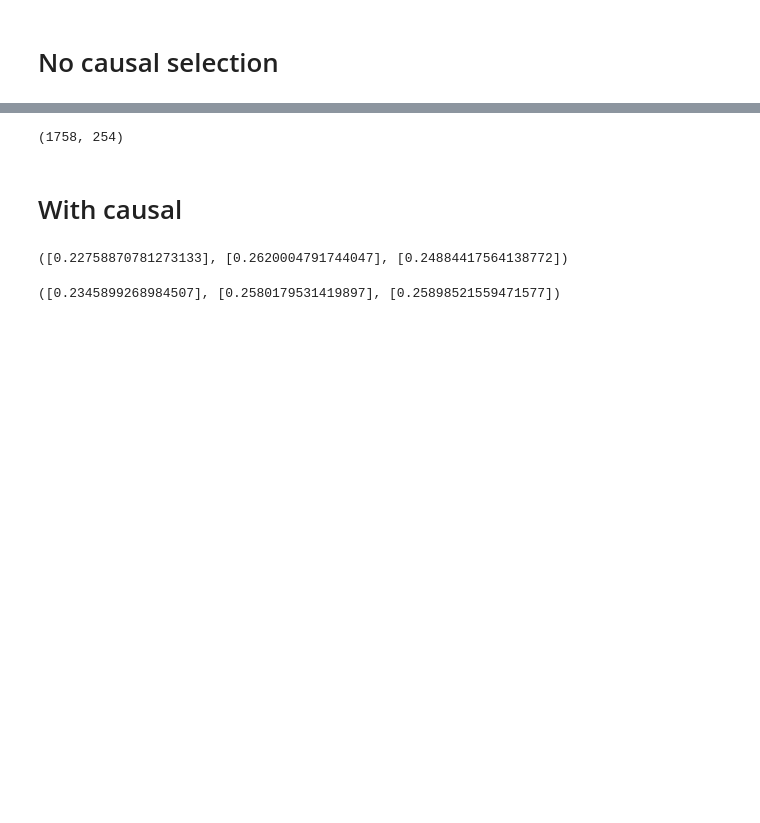
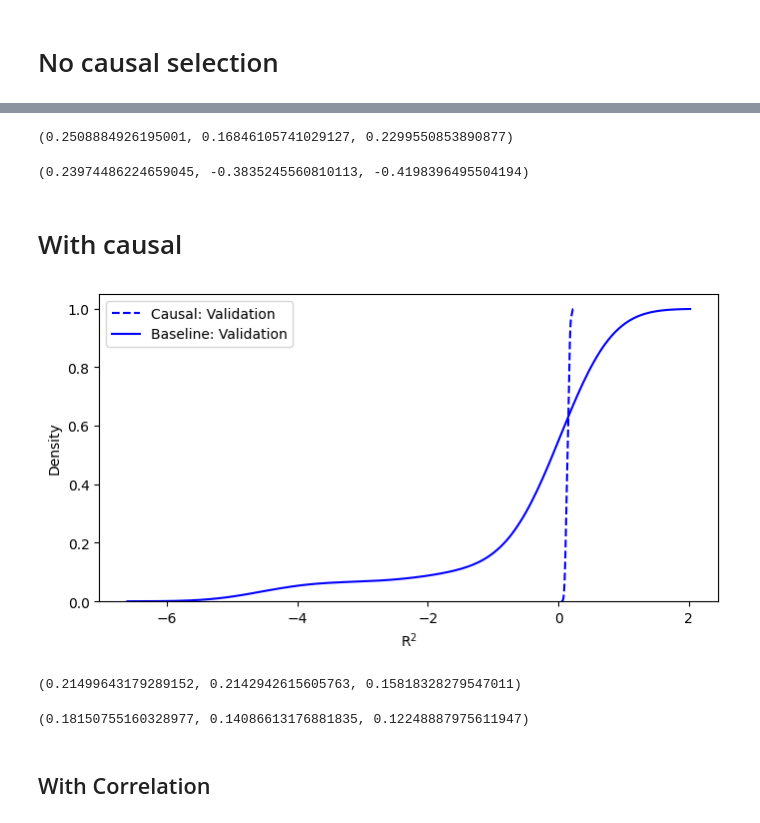
Before and after one commit to freddy0218/2024_causalML, a Jupyter notebook: ERA5rep_baseline.ipynb, the cells around one changed output, grey strips where cells are left out. Saved outputs shown, nothing was run; the diff lists cells and outputs as text; code cells hidden in the pictures; blank space fills up the shorter version.

```diff
--- a/ERA5rep_baseline.ipynb
+++ b/ERA5rep_baseline.ipynb
@@ -295,34 +176,49 @@ MLR_scoreboard['train']['r2'],MLR_scoreboard['valid']['r2'],MLR_scoreboard['test
 # %%
-Xvalid.shape
+np.asarray(r2_train_noFS).max(),np.asarray(r2_valid_noFS).max(),np.asarray(r2_test_noFS).max()
 # %% [output]
-(1758, 254)
+(0.2508884926195001, 0.16846105741029127, 0.2299550853890877)
+# %%
+np.asarray(r2_train_noFS).mean(),np.asarray(r2_valid_noFS).mean(),np.asarray(r2_test_noFS).mean()
+# %% [output]
+(0.23974486224659045, -0.3835245560810113, -0.4198396495504194)
 # %% [markdown]
 # With causal
 # %%
-def benchmark_causal(PC1_results=None,Xnorml=None):
-    causal_predictor_list = [var_names[i] for i in [obj[0] for obj in PC1_results[0]]]
-    while target in causal_predictor_list:
-        causal_predictor_list.remove(target)
-
-    Xtrain_causal = np.concatenate([np.asarray(Xnorml['train'][key].dropna()[causal_predictor_list]) for key in Xnorml['train'].keys()],axis=0)
-    Xvalid_causal = np.concatenate([np.asarray(Xnorml['valid'][key].dropna()[causal_predictor_list]) for key in Xnorml['valid'].keys()],axis=0)
-    Xtest_causal = np.concatenate([np.asarray(Xnorml['test'][key].dropna()[causal_predictor_list]) for key in Xnorml['test'].keys()],axis=0)
-
-    Xnorml_causal = {'train': Xtrain_causal, 'valid': Xvalid_causal, 'test': Xtest_causal}
-    regr_causal = train_baseline.train_baseline_MLR(Xnorml_causal,y)
-    return performance_scores.scoreboard(regr_causal).store_scores(Xnorml_causal,y),Xnorml_causal,regr_causal
+score_causal = []
+for seed in tqdm(seeds):
+    causal_results = performance_scores.scores_seeds(seed=seed,target=target,lag=int(config_set['target_lag']),exp='SHIPSERA5_noassum').run_score_causalFS()
+    score_causal.append(causal_results)
+    del causal_results
+    gc.collect()
 # %%
-scores,Xs,regr = [],[],[]
-for obj in results:
-    score,X,regrz = benchmark_causal(PC1_results=obj,Xnorml=Xnorml)
-    scores.append(score)
-    Xs.append(X)
-    regr.append(regrz)
+r2_train_causalFS, r2_valid_causalFS, r2_test_causalFS, shapez_causalFS = [],[],[],[]
+for i in range(len(score_causal)):
+    r2_train_causalFS.append([(score_causal[i][j]['scoreboard']['train']['r2']) for j in range(len(score_causal[i]))])
+    r2_valid_causalFS.append([(score_causal[i][j]['scoreboard']['valid']['r2']) for j in range(len(score_causal[i]))])
+    r2_test_causalFS.append([(score_causal[i][j]['scoreboard']['test']['r2']) for j in range(len(score_causal[i]))])
+    shapez_causalFS.append([(score_causal[i][j]['X']['test'].shape[1]) for j in range(len(score_causal[i]))])
 # %%
-[obj['train']['r2'] for obj in scores],[obj['valid']['r2'] for obj in scores],[obj['test']['r2'] for obj in scores]
+fig,ax = plt.subplots(1,1,figsize=(8,4))
+#sns.kdeplot(np.asarray(miss.flatten(r2_train_causalFS)),ls='--',c='k',label='Causal: Train',ax=ax)
+#sns.kdeplot((r2_train_noFS),c='k',ls='-',label='Baseline: Train',ax=ax)
+sns.kdeplot(np.asarray(miss.flatten(r2_valid_causalFS)),ls='--',c='b',label='Causal: Validation',ax=ax,cumulative=True)
+sns.kdeplot((r2_valid_noFS),c='b',ls='-',label='Baseline: Validation',ax=ax,cumulative=True)
+#sns.kdeplot(np.asarray(miss.flatten(r2_test_causalFS)),ls='--',c='r',label='Causal: Test',ax=ax,cumulative=True)
+#sns.kdeplot((r2_test_noFS),c='r',ls='-',label='Baseline: Test',ax=ax,cumulative=True)
+plt.legend(loc=2)
+plt.xlabel('R$^2$')
+#plt.xlim(-6,6)
+#plt.savefig('./figures/SHIPSonly_r2.png',dpi=600)
+plt.show()
 # %% [output]
-([0.22758870781273133], [0.2620004791744047], [0.24884417564138772])
+[figure, added]
 # %%
-[obj['train']['r2'] for obj in scores],[obj['valid']['r2'] for obj in scores],[obj['test']['r2'] for obj in scores]
+np.asarray(miss.flatten(r2_train_causalFS)).max(),np.asarray(miss.flatten(r2_valid_causalFS)).max(),np.asarray(miss.flatten(r2_test_causalFS)).max()
 # %% [output]
-([0.2345899268984507], [0.2580179531419897], [0.25898521559471577])
+(0.21499643179289152, 0.2142942615605763, 0.15818328279547011)
+# %%
+np.asarray(miss.flatten(r2_train_causalFS)).mean(),np.asarray(miss.flatten(r2_valid_causalFS)).mean(),np.asarray(miss.flatten(r2_test_causalFS)).mean()
+# %% [output]
+(0.18150755160328977, 0.14086613176881835, 0.12248887975611947)
+# %% [markdown]
+## With Correlation
```
Also changed, not shown: parts of 23 cells of this notebook, 7 other files.
